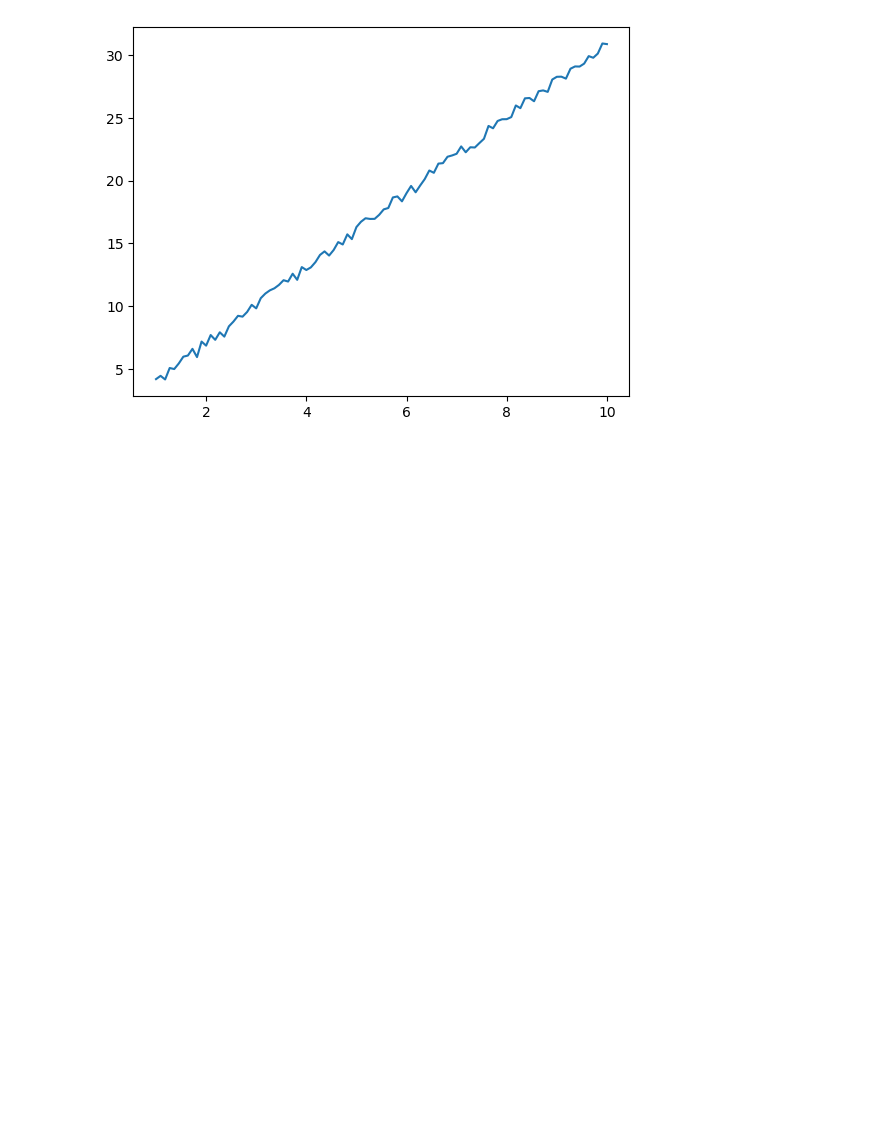
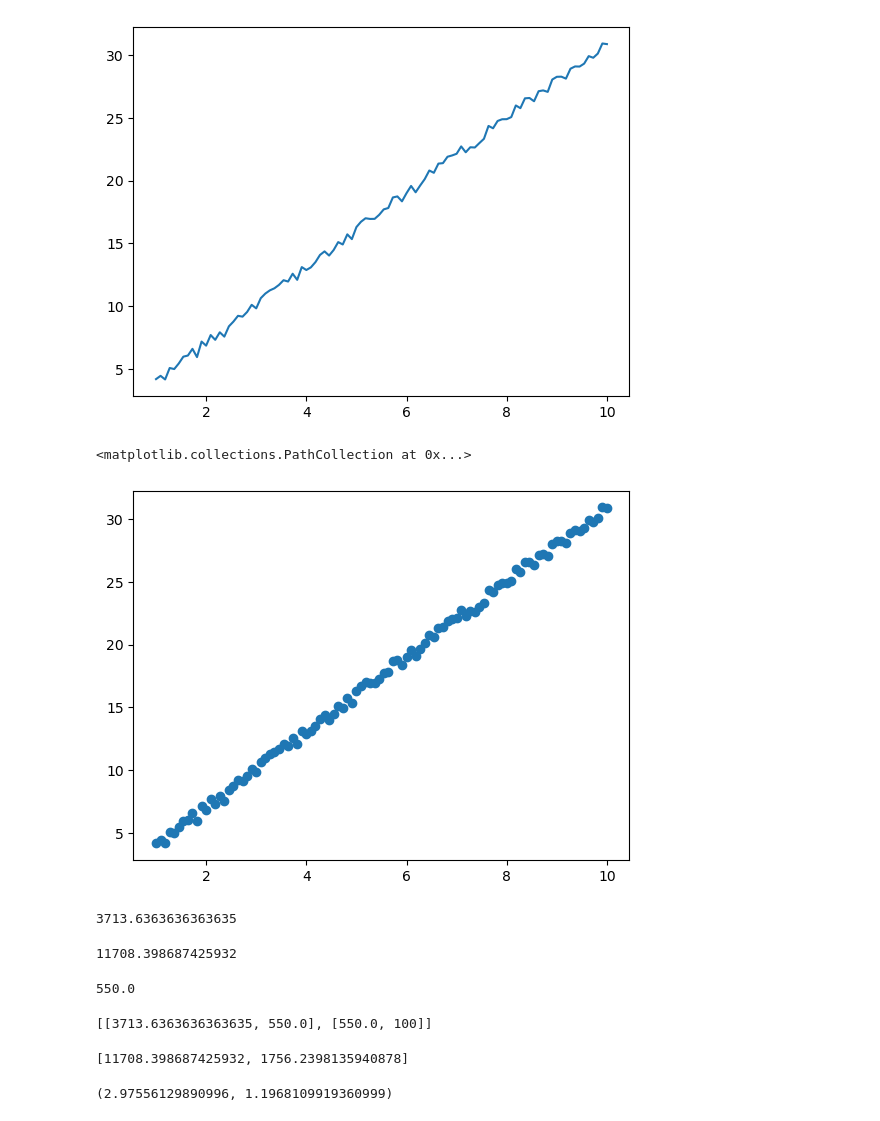
Before and after one commit to bb1000/20060, a Jupyter notebook: _sources/lecture-notes.ipynb, the cells around one changed output. Cells and saved outputs as stored; diff of their text form; code cells hidden in the pictures; blank space fills up the shorter version.

```diff
--- a/_sources/lecture-notes.ipynb
+++ b/_sources/lecture-notes.ipynb
@@ -1001,3 +1001,20 @@ plt.plot(x, y)
 # %% [output]
 [<matplotlib.lines.Line2D at 0x...>]
 [figure]
+# %%
+plt.scatter(x, y)
+# %% [output]
+<matplotlib.collections.PathCollection at 0x...>
+[figure, added]
+# %%
+x @ x
+# %% [output]
+3713.6363636363635
+# %%
+x @ y
+# %% [output]
+11708.398687425932
+# %%
+sum(x)
+# %% [output]
+550.0
@@ -1003,0 +1023,4 @@ plt.plot(x, y)
+# %%
+A
+# %% [output]
+[[3713.6363636363635, 550.0], [550.0, 100]]
@@ -1003,0 +1029,9 @@ plt.plot(x, y)
+# %%
+b
+# %% [output]
+[11708.398687425932, 1756.2398135940878]
+# %%
+k, l = numpy.linalg.solve(A, b)
+k, l
+# %% [output]
+(2.97556129890996, 1.1968109919360999)
```
Also changed, not shown: parts of 43 cells of this notebook, 9 other files.
